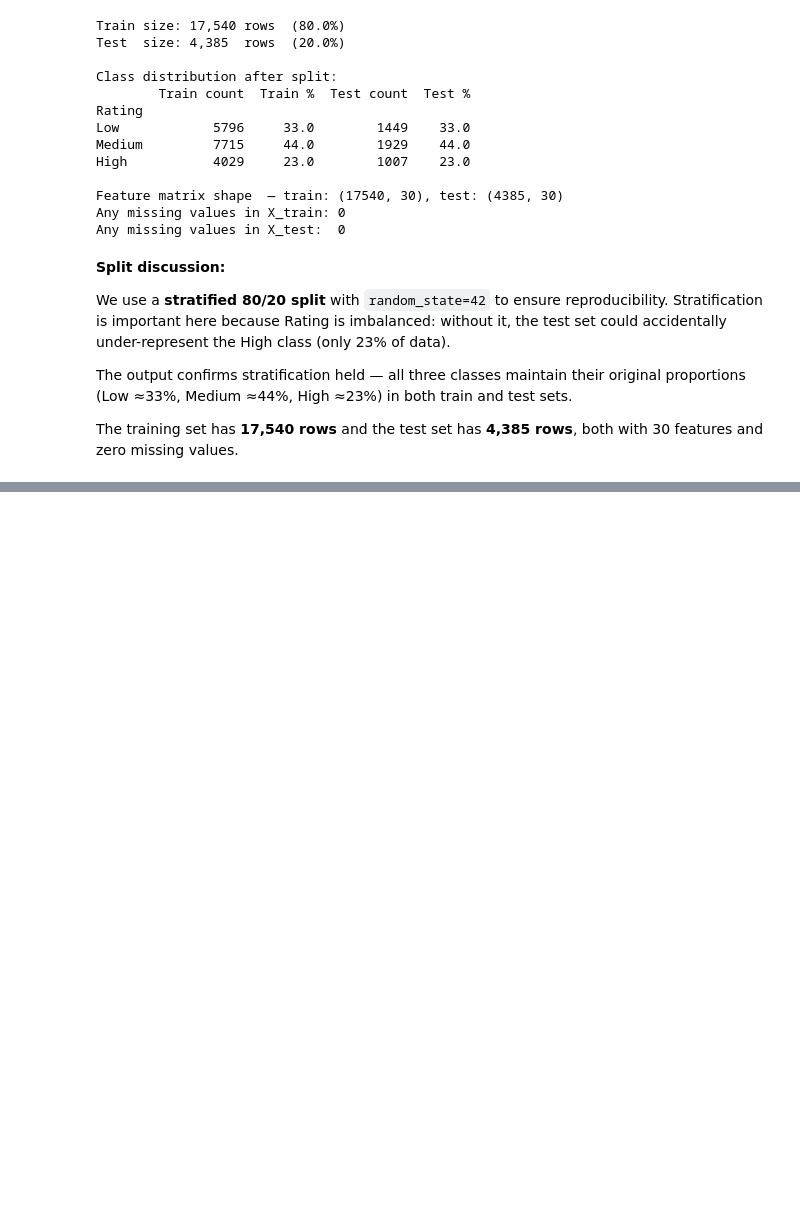
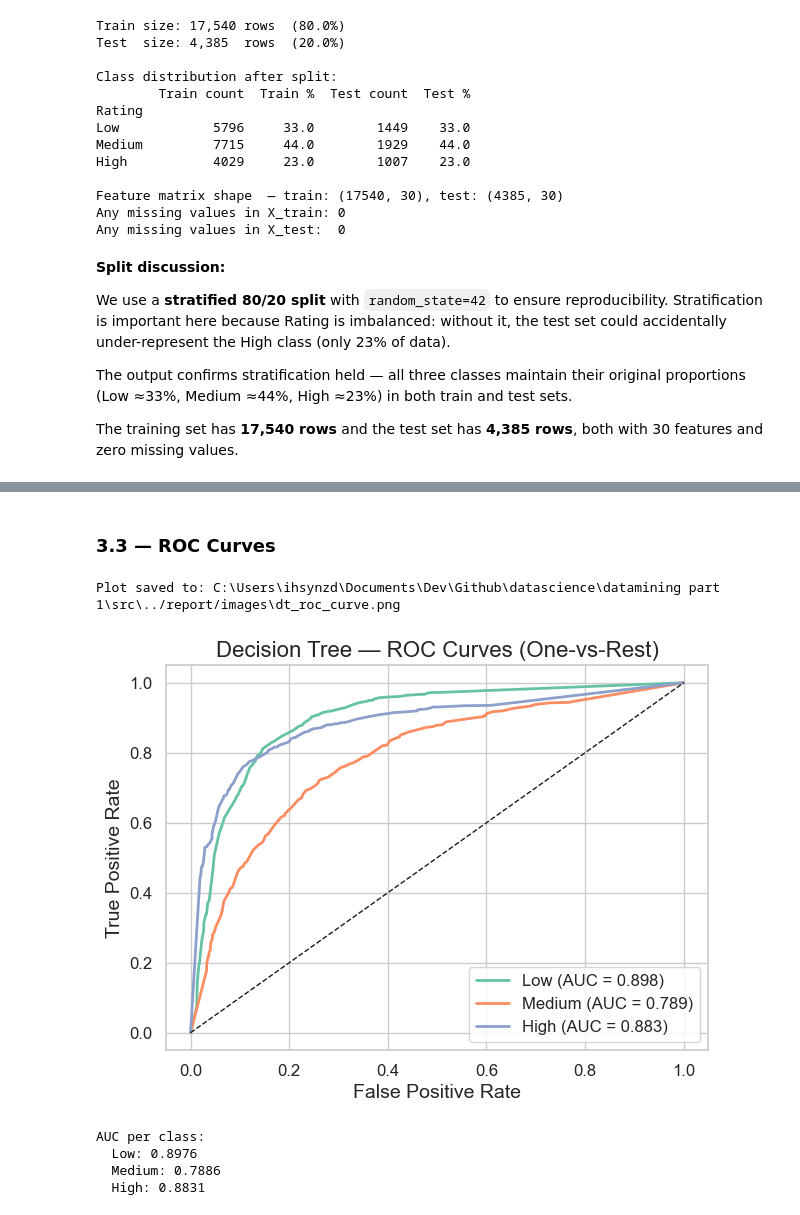
Before and after one commit to ihsynzd14/datamining_exam, a Jupyter notebook: datamining part 1/notebooks/03_classification_regression.ipynb, the cells around one changed output, grey strips where cells are left out. Saved outputs shown, nothing was run; the diff lists cells and outputs as text; code cells hidden in the pictures; blank space fills up the shorter version.

```diff
--- a/datamining part 1/notebooks/03_classification_regression.ipynb
+++ b/datamining part 1/notebooks/03_classification_regression.ipynb
@@ -282,0 +422,41 @@ both with 30 features and zero missing values.
+# %% [markdown]
+### 3.3 — ROC Curves
+# %%
+from sklearn.preprocessing import label_binarize
+from sklearn.metrics import roc_curve, auc
+
+classes      = ['Low', 'Medium', 'High']
+class_colors = {'Low': '#66c2a5', 'Medium': '#fc8d62', 'High': '#8da0cb'}
+class_order_dt = list(best_dt.classes_)  # ['High', 'Low', 'Medium']
+
+y_test_bin   = label_binarize(y_test, classes=classes)  # shape (n, 3)
+y_prob_dt    = best_dt.predict_proba(X_test)             # shape (n, 3) in model class order
+
+fig, ax = plt.subplots(figsize=(7, 5))
+dt_auc = {}
+for i, cls in enumerate(classes):
+    idx = class_order_dt.index(cls)
+    fpr, tpr, _ = roc_curve(y_test_bin[:, i], y_prob_dt[:, idx])
+    roc_auc = auc(fpr, tpr)
+    dt_auc[cls] = roc_auc
+    ax.plot(fpr, tpr, color=class_colors[cls], lw=2,
+            label=f'{cls} (AUC = {roc_auc:.3f})')
+
+ax.plot([0, 1], [0, 1], 'k--', lw=1)
+ax.set_xlabel('False Positive Rate')
+ax.set_ylabel('True Positive Rate')
+ax.set_title('Decision Tree — ROC Curves (One-vs-Rest)')
+ax.legend(loc='lower right')
+save_plot(fig, 'dt_roc_curve.png')
+plt.show()
+
+print('AUC per class:')
+for cls, v in dt_auc.items():
+    print(f'  {cls}: {v:.4f}')
+# %% [output]
+Plot saved to: C:\Users\ihsynzd\Documents\Dev\Github\datascience\datamining part 1\src\../report/images\dt_roc_curve.png
+[figure, added]
+AUC per class:
+  Low: 0.8976
+  Medium: 0.7886
+  High: 0.8831
```
Also changed, not shown: parts of 25 cells of this notebook, 6 other files.
